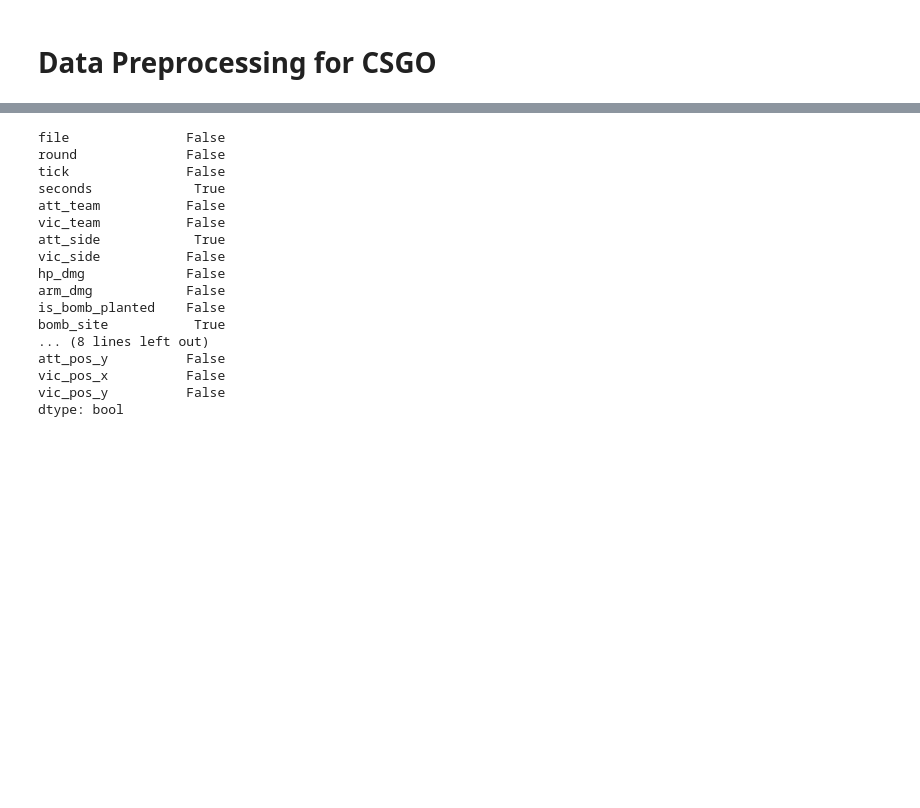
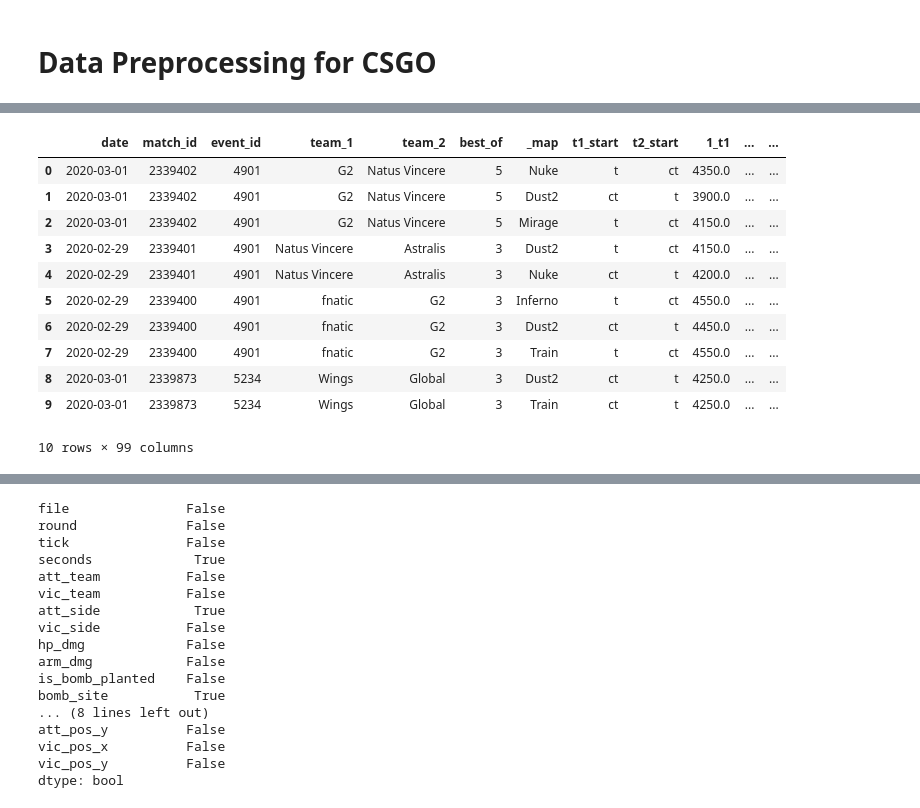
Before and after one commit to Shoofy32/CSMODEL, a Jupyter notebook: CSMODEL.ipynb, the cells around one changed output, grey strips where cells are left out. Saved outputs shown, nothing was run; the diff lists cells and outputs as text; code cells hidden in the pictures; blank space fills up the shorter version.

```diff
--- a/CSMODEL.ipynb
+++ b/CSMODEL.ipynb
@@ -197,3 +197,6 @@ sns.displot(filtered10 , x='killed_by', order=top10)
 MemoryError: Unable to allocate 349. MiB for an array with shape (45771976, 1) and data type object
 # %% [markdown]
 # Data Preprocessing for CSGO
+# %%
+CSGO_Complete_df = pd.read_csv("Datasets\CSGO_Match_Data\CSGOComplete.csv")
+CSGO_another_df = pd.read_csv("Datasets\CSGO_Match_Data\economy.csv")
@@ -200,3 +280,18 @@ MemoryError: Unable to allocate 349. MiB for an array with shape (45771976, 1) a
+# %%
+CSGO_another_df.head(10)
+# %% [output]
+|  | date | match_id | event_id | team_1 | team_2 | best_of | _map | t1_start | t2_start | 1_t1 | ... | ... |
+| 0 | 2020-03-01 | 2339402 | 4901 | G2 | Natus Vincere | 5 | Nuke | t | ct | 4350.0 | ... | ... |
+| 1 | 2020-03-01 | 2339402 | 4901 | G2 | Natus Vincere | 5 | Dust2 | ct | t | 3900.0 | ... | ... |
+| 2 | 2020-03-01 | 2339402 | 4901 | G2 | Natus Vincere | 5 | Mirage | t | ct | 4150.0 | ... | ... |
+| 3 | 2020-02-29 | 2339401 | 4901 | Natus Vincere | Astralis | 3 | Dust2 | t | ct | 4150.0 | ... | ... |
+| 4 | 2020-02-29 | 2339401 | 4901 | Natus Vincere | Astralis | 3 | Nuke | ct | t | 4200.0 | ... | ... |
+| 5 | 2020-02-29 | 2339400 | 4901 | fnatic | G2 | 3 | Inferno | t | ct | 4550.0 | ... | ... |
+| 6 | 2020-02-29 | 2339400 | 4901 | fnatic | G2 | 3 | Dust2 | ct | t | 4450.0 | ... | ... |
+| 7 | 2020-02-29 | 2339400 | 4901 | fnatic | G2 | 3 | Train | t | ct | 4550.0 | ... | ... |
+| 8 | 2020-03-01 | 2339873 | 5234 | Wings | Global | 3 | Dust2 | ct | t | 4250.0 | ... | ... |
+| 9 | 2020-03-01 | 2339873 | 5234 | Wings | Global | 3 | Train | ct | t | 4250.0 | ... | ... |
+10 rows × 99 columns
 # %%
 # View dataset info
 CSGO_M_DMG1_df.head()
```
Also changed, not shown: parts of 4 cells of this notebook.
